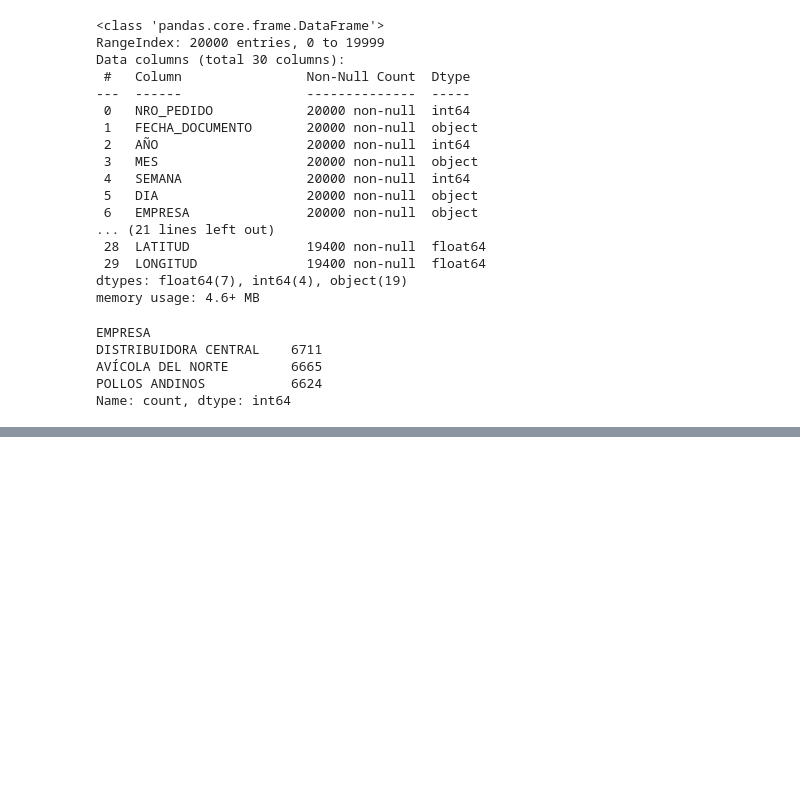
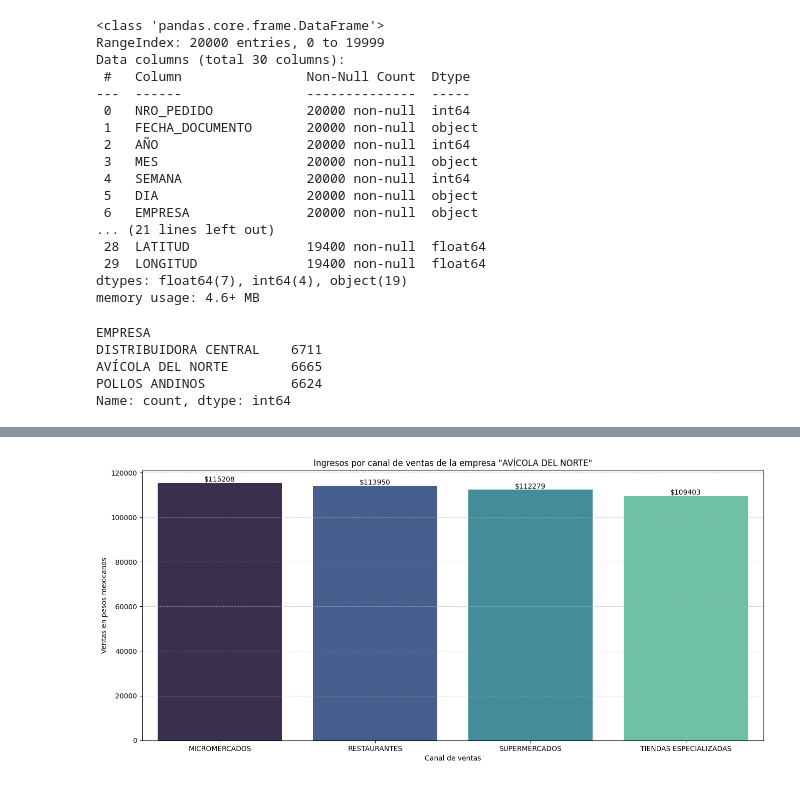
Before and after one commit to K4lilinuxX/Empresa-avicola-ventas, a Jupyter notebook: Empresa-Avicola-Ventas/empresa-avicola-ventas.ipynb, the cells around one changed output, grey strips where cells are left out. Drawn from its saved outputs; the diff is of its cells as text; code cells hidden in the pictures; blank space fills up the shorter version.

```diff
--- a/Empresa-Avicola-Ventas/empresa-avicola-ventas.ipynb
+++ b/Empresa-Avicola-Ventas/empresa-avicola-ventas.ipynb
@@ -106,0 +187,22 @@ df
+# %%
+# Agrupamos ingresos por canal de ventas
+canal_ingresos_an = df_avicola_nte.groupby("CANAL")["PESO MEXICANO"].sum().sort_values(ascending=False)
+
+# Graficamos
+plt.figure(figsize=(16,7))
+plt.title('Ingresos por canal de ventas de la empresa "AVÍCOLA DEL NORTE"')
+barras = sns.barplot(x=canal_ingresos_an.index,
+                     y=canal_ingresos_an.values,
+                     hue=canal_ingresos_an.index,
+                     palette="mako")
+for contenedores in barras.containers:
+    barras.bar_label(contenedores,
+                     fmt='$%.0f')
+plt.xlabel("Canal de ventas")
+plt.ylabel("Ventas en pesos mexicanos")
+plt.grid(axis="y",
+         linestyle="--",
+         alpha=0.6)
+plt.show()
+# %% [output]
+[figure, added]
```
Also changed, not shown: parts of 13 cells of this notebook.
